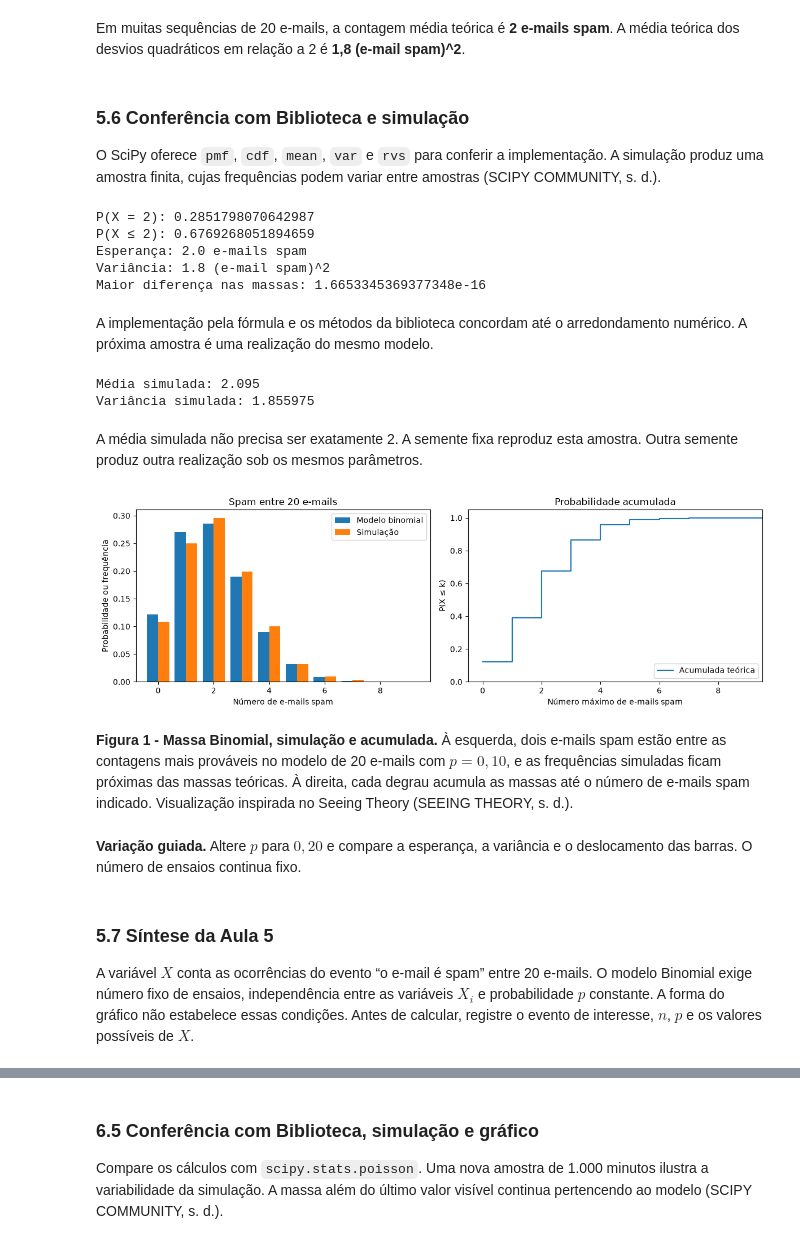
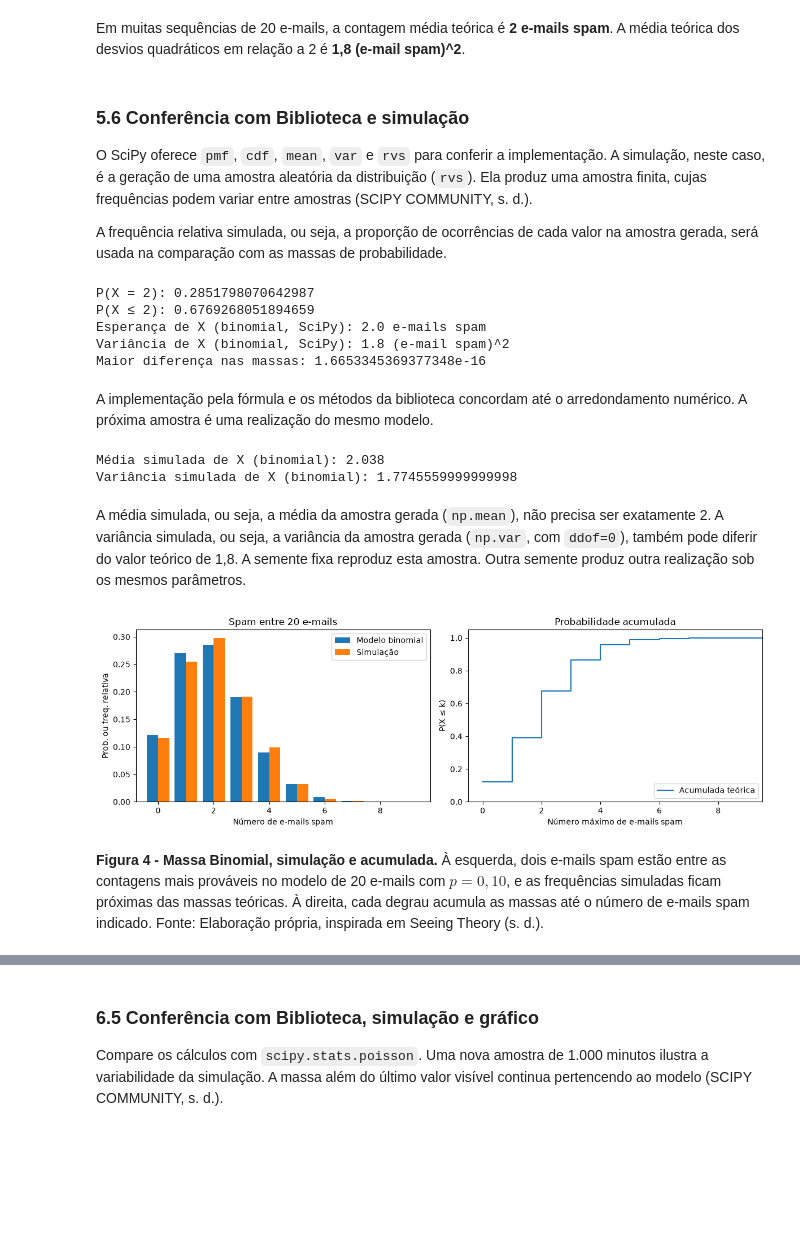
Before and after one commit to carubbi/MQ, a Jupyter notebook: notebooks/resolvidos/u2_s03.ipynb, the cells around one changed output, grey strips where cells are left out. Saved outputs shown, nothing was run; the diff lists cells and outputs as text; code cells hidden in the pictures; blank space fills up the shorter version.

```diff
--- a/notebooks/resolvidos/u2_s03.ipynb
+++ b/notebooks/resolvidos/u2_s03.ipynb
@@ -294,10 +344,14 @@ Massas não negativas: True
 Soma das massas: 1.0000000000000007
 # %%
 # Alternativa ao laço: construir as probabilidades por compreensão de lista
-prob_x = [prob_binom(k, n, p) for k in valores_x]
-print("P(X = 2):", prob_x[2])
-print("P(X ≤ 2):", sum(prob_x[:3]))
-print("P(X > 2):", 1 - sum(prob_x[:3]))
+prob_x = [prob_binom(k, n, p) for k in vals_x]
+p_x2 = prob_x[2]
+p_x_max2 = sum(prob_x[:3])
+p_x_maior2 = 1 - sum(prob_x[:3])
+
+print("P(X = 2):", p_x2)
+print("P(X ≤ 2):", p_x_max2)
+print("P(X > 2):", p_x_maior2)
 # %% [output]
 P(X = 2): 0.2851798070642985
 P(X ≤ 2): 0.6769268051894665
@@ -318,21 +373,29 @@ Em muitas sequências de 20 e-mails, a contagem média teórica é **2 e-mails s
 # %% [markdown]
 ### 5.6 Conferência com Biblioteca e simulação
 
-O SciPy oferece `pmf`, `cdf`, `mean`, `var` e `rvs` para conferir a implementação. A simulação produz uma amostra finita, cujas frequências podem variar entre amostras (SCIPY COMMUNITY, s. d.).
+O SciPy oferece `pmf`, `cdf`, `mean`, `var` e `rvs` para conferir a implementação. A simulação, neste caso, é a geração de uma amostra aleatória da distribuição (`rvs`). Ela produz uma amostra finita, cujas frequências podem variar entre amostras (SCIPY COMMUNITY, s. d.).
+
+A frequência relativa simulada, ou seja, a proporção de ocorrências de cada valor na amostra gerada, será usada na comparação com as massas de probabilidade.
 # %%
 # CONFIRA OS CÁLCULOS COM A BIBLIOTECA.
 from scipy.stats import binom
 
-print("P(X = 2):", binom.pmf(2, n, p))
-print("P(X ≤ 2):", binom.cdf(2, n, p))
-print("Esperança:", binom.mean(n, p), "e-mails spam")
-print("Variância:", binom.var(n, p), "(e-mail spam)^2")
-print("Maior diferença nas massas:", max(abs(q - binom.pmf(k, n, p)) for k, q in zip(valores_x, prob_x)))
+p_x2_lib = binom.pmf(2, n, p)
+p_x_max2_lib = binom.cdf(2, n, p)
+m_lib_x = binom.mean(n, p)
+v_lib_x = binom.var(n, p)
+dif_max = max(abs(q - binom.pmf(k, n, p)) for k, q in zip(vals_x, prob_x))
+
+print("P(X = 2):", p_x2_lib)
+print("P(X ≤ 2):", p_x_max2_lib)
+print("Esperança de X (binomial, SciPy):", m_lib_x, "e-mails spam")
+print("Variância de X (binomial, SciPy):", v_lib_x, "(e-mail spam)^2")
+print("Maior diferença nas massas:", dif_max)
 # %% [output]
 P(X = 2): 0.2851798070642987
 P(X ≤ 2): 0.6769268051894659
-Esperança: 2.0 e-mails spam
-Variância: 1.8 (e-mail spam)^2
+Esperança de X (binomial, SciPy): 2.0 e-mails spam
+Variância de X (binomial, SciPy): 1.8 (e-mail spam)^2
 Maior diferença nas massas: 1.6653345369377348e-16
 # %% [markdown]
 A implementação pela fórmula e os métodos da biblioteca concordam até o arredondamento numérico. A próxima amostra é uma realização do mesmo modelo.
@@ -340,39 +403,38 @@ A implementação pela fórmula e os métodos da biblioteca concordam até o arr
 # SIMULE MIL SEQUÊNCIAS DE 20 E-MAILS COM SEMENTE FIXA.
 import numpy as np
 
-amostra_x = binom.rvs(n, p, size=1000, random_state=np.random.default_rng(2026))
-freq_x = np.bincount(amostra_x, minlength=n + 1) / amostra_x.size
-print("Média simulada:", np.mean(amostra_x))
-print("Variância simulada:", np.var(amostra_x))
+seed = 2026
+
+sim_x = binom.rvs(n, p, size=1000, random_state=seed)
+freq_x = np.bincount(sim_x, minlength=n + 1) / sim_x.size
+m_sim_x = np.mean(sim_x)
+v_sim_x = np.var(sim_x)
+
+print("Média simulada de X (binomial):", m_sim_x)
+print("Variância simulada de X (binomial):", v_sim_x)
 # %% [output]
-Média simulada: 2.095
-Variância simulada: 1.855975
+Média simulada de X (binomial): 2.038
+Variância simulada de X (binomial): 1.7745559999999998
 # %% [markdown]
-A média simulada não precisa ser exatamente 2. A semente fixa reproduz esta amostra. Outra semente produz outra realização sob os mesmos parâmetros.
+A média simulada, ou seja, a média da amostra gerada (`np.mean`), não precisa ser exatamente 2. A variância simulada, ou seja, a variância da amostra gerada (`np.var`, com `ddof=0`), também pode diferir do valor teórico de 1,8. A semente fixa reproduz esta amostra. Outra semente produz outra realização sob os mesmos parâmetros.
 # %%
 # COMPARE MASSAS TEÓRICAS, FREQUÊNCIAS E ACUMULADA.
 import matplotlib.pyplot as plt
 
 fig, eixos = plt.subplots(1, 2, figsize=(12, 4))
-eixos[0].bar(np.array(valores_x) - 0.2, prob_x, width=0.4, label="Modelo binomial")
-eixos[0].bar(np.array(valores_x) + 0.2, freq_x, width=0.4, label="Simulação")
-eixos[0].set(xlabel="Número de e-mails spam", ylabel="Probabilidade ou frequência", title="Spam entre 20 e-mails", xlim=(-0.8, 9.8))
+eixos[0].bar(np.array(vals_x) - 0.2, prob_x, width=0.4, label="Modelo binomial")
+eixos[0].bar(np.array(vals_x) + 0.2, freq_x, width=0.4, label="Simulação")
+eixos[0].set(xlabel="Número de e-mails spam", ylabel="Prob. ou freq. relativa", title="Spam entre 20 e-mails", xlim=(-0.8, 9.8))
 eixos[0].legend()
-eixos[1].step(valores_x, np.cumsum(prob_x), where="post", label="Acumulada teórica")
+eixos[1].step(vals_x, np.cumsum(prob_x), where="post", label="Acumulada teórica")
 eixos[1].set(xlabel="Número máximo de e-mails spam", ylabel="P(X ≤ k)", title="Probabilidade acumulada", xlim=(-0.5, 9.5), ylim=(0, 1.05))
 eixos[1].legend(loc="lower right")
 fig.tight_layout()
 plt.show()
 # %% [output]
-[figure, old version]
+[figure, new version]
 # %% [markdown]
-**Figura 1 - Massa Binomial, simulação e acumulada.** À esquerda, dois e-mails spam estão entre as contagens mais prováveis no modelo de 20 e-mails com $p=0{,}10$, e as frequências simuladas ficam próximas das massas teóricas. À direita, cada degrau acumula as massas até o número de e-mails spam indicado. Visualização inspirada no Seeing Theory (SEEING THEORY, s. d.).
+**Figura 4 - Massa Binomial, simulação e acumulada.** À esquerda, dois e-mails spam estão entre as contagens mais prováveis no modelo de 20 e-mails com $p=0{,}10$, e as frequências simuladas ficam próximas das massas teóricas. À direita, cada degrau acumula as massas até o número de e-mails spam indicado. Fonte: Elaboração própria, inspirada em Seeing Theory (s. d.).
-# %% [markdown]
-**Variação guiada.** Altere $p$ para $0{,}20$ e compare a esperança, a variância e o deslocamento das barras. O número de ensaios continua fixo.
-# %% [markdown]
-### 5.7 Síntese da Aula 5
-
-A variável $X$ conta as ocorrências do evento “o e-mail é spam” entre 20 e-mails. O modelo Binomial exige número fixo de ensaios, independência entre as variáveis $X_i$ e probabilidade $p$ constante. A forma do gráfico não estabelece essas condições. Antes de calcular, registre o evento de interesse, $n$, $p$ e os valores possíveis de $X$.
 # %% [markdown]
 ## 6. Distribuição de Poisson
 
```
Also changed, not shown: parts of 57 cells of this notebook, 7 other files.
